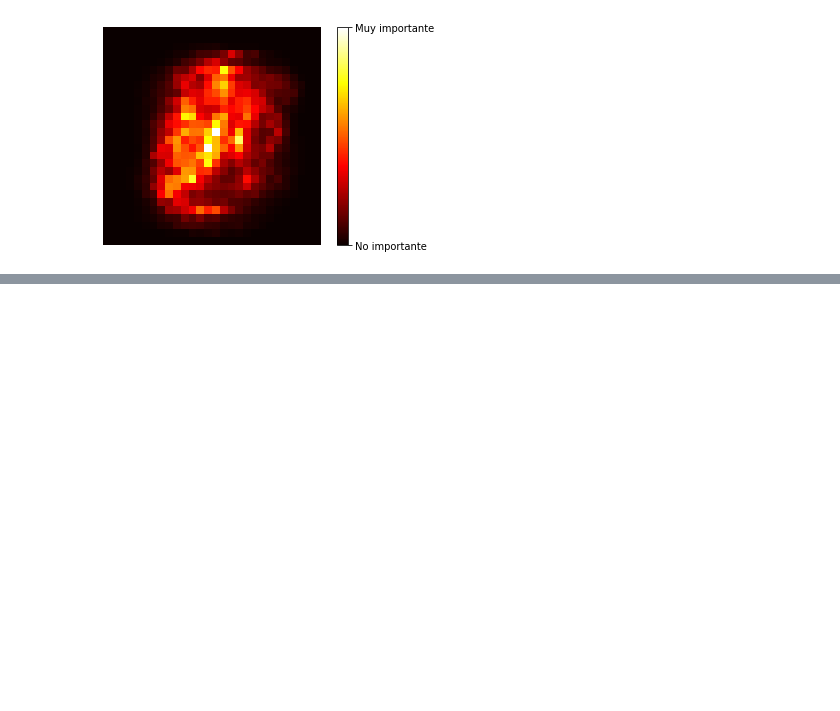
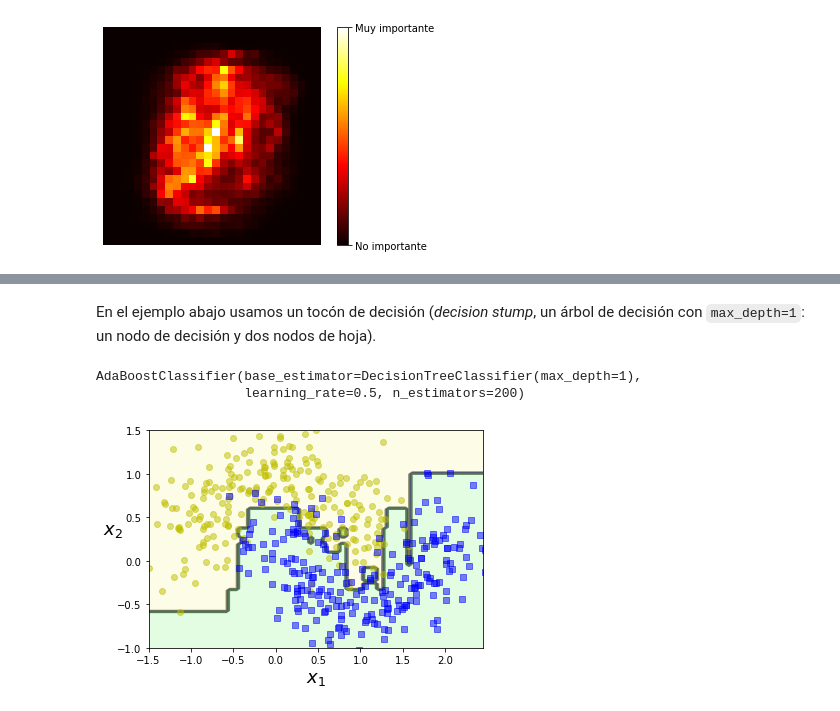
Before and after one commit to graemecan/machine_learning, a Jupyter notebook: 07_ensambles_random_forests.ipynb, the cells around one changed output, grey strips where cells are left out. Saved outputs shown, nothing was run; the diff lists cells and outputs as text; code cells hidden in the pictures; blank space fills up the shorter version.

```diff
--- a/07_ensambles_random_forests.ipynb
+++ b/07_ensambles_random_forests.ipynb
@@ -273,0 +345,37 @@ cbar.ax.set_yticklabels(['No importante', 'Muy importante'])
+# %% [markdown]
+En el ejemplo abajo usamos un tocón de decisión (*decision stump*, un árbol de decisión con `max_depth=1`: un nodo de decisión y dos nodos de hoja).
+# %%
+from matplotlib.colors import ListedColormap
+
+def plot_decision_boundary(clf, X, y, axes=[-1.5, 2.45, -1, 1.5], alpha=0.5, contour=True):
+    x1s = np.linspace(axes[0], axes[1], 100)
+    x2s = np.linspace(axes[2], axes[3], 100)
+    x1, x2 = np.meshgrid(x1s, x2s)
+    X_new = np.c_[x1.ravel(), x2.ravel()]
+    y_pred = clf.predict(X_new).reshape(x1.shape)
+    custom_cmap = ListedColormap(['#fafab0','#9898ff','#a0faa0'])
+    plt.contourf(x1, x2, y_pred, alpha=0.3, cmap=custom_cmap)
+    if contour:
+        custom_cmap2 = ListedColormap(['#7d7d58','#4c4c7f','#507d50'])
+        plt.contour(x1, x2, y_pred, cmap=custom_cmap2, alpha=0.8)
+    plt.plot(X[:, 0][y==0], X[:, 1][y==0], "yo", alpha=alpha)
+    plt.plot(X[:, 0][y==1], X[:, 1][y==1], "bs", alpha=alpha)
+    plt.axis(axes)
+    plt.xlabel(r"$x_1$", fontsize=18)
+    plt.ylabel(r"$x_2$", fontsize=18, rotation=0)
+# %%
+from sklearn.ensemble import AdaBoostClassifier
+
+ada_clf = AdaBoostClassifier(DecisionTreeClassifier(max_depth=1),
+                             n_estimators=200,
+                             algorithm="SAMME.R",
+                             learning_rate=0.5)
+
+ada_clf.fit(X_train, y_train)
+# %% [output]
+AdaBoostClassifier(base_estimator=DecisionTreeClassifier(max_depth=1),
+                   learning_rate=0.5, n_estimators=200)
+# %%
+plot_decision_boundary(ada_clf, X, y)
+# %% [output]
+[figure, added]
```
Also changed, not shown: parts of 32 cells of this notebook, 1 other file.
